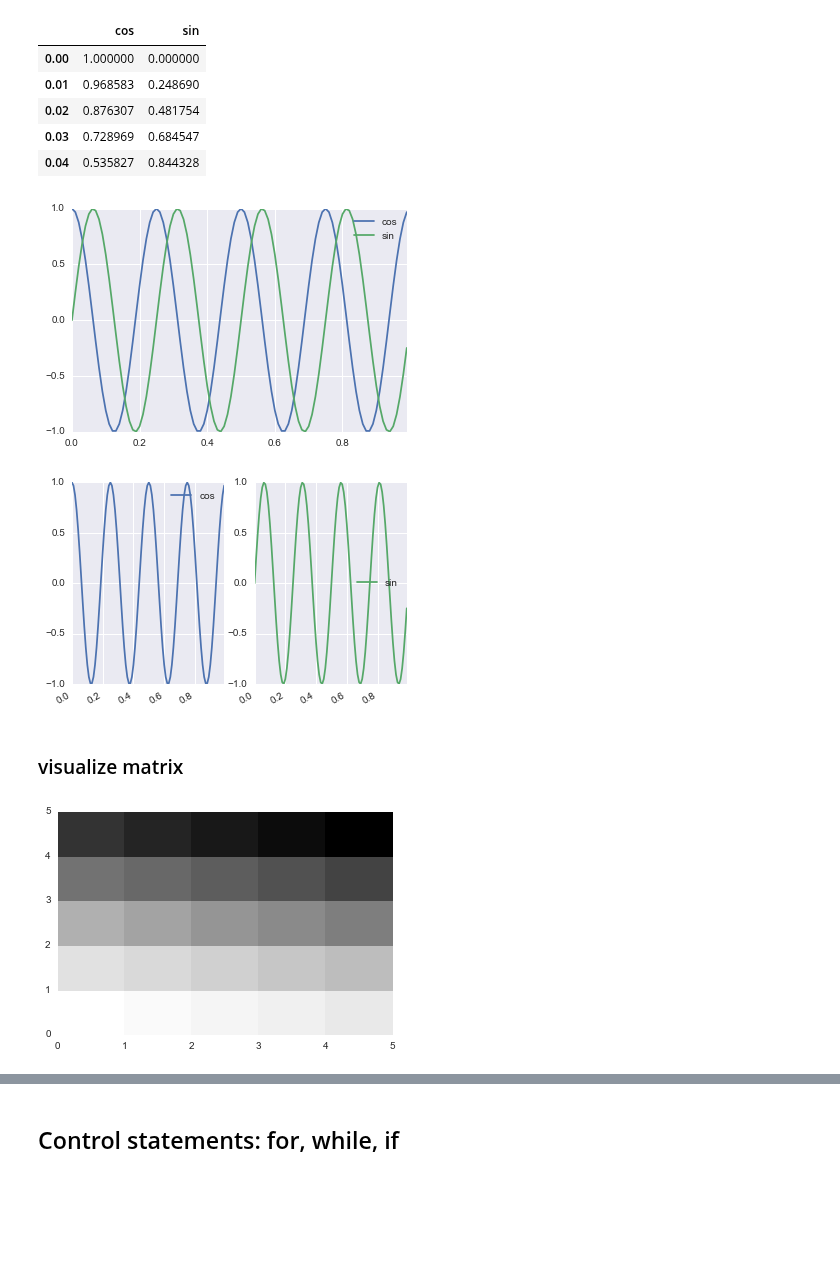
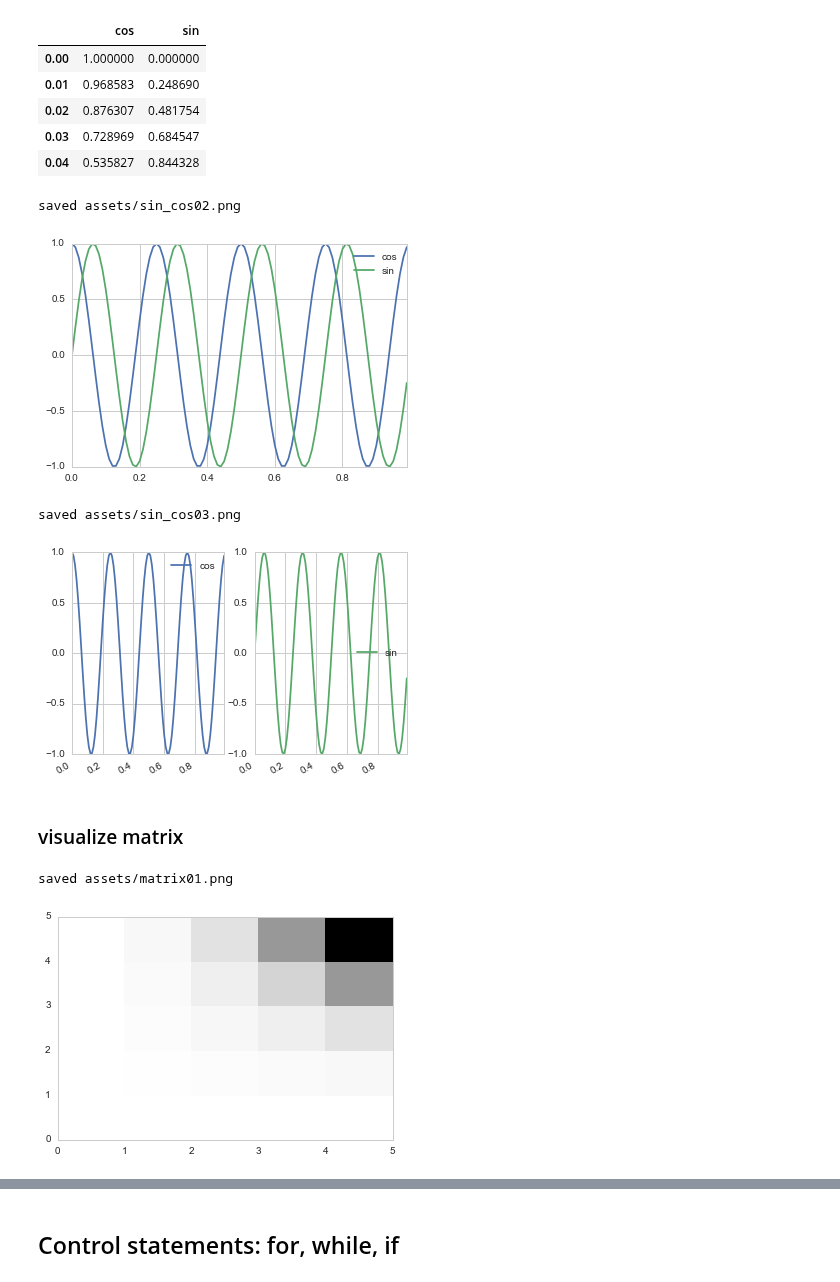
Before and after one commit to uents/coursera-ml, a Jupyter notebook: week01/python_tutorial/python_tutorial.ipynb, the cells around one changed output, grey strips where cells are left out. Drawn from its saved outputs; the diff is of its cells as text; code cells hidden in the pictures; blank space fills up the shorter version.

```diff
--- a/week01/python_tutorial/python_tutorial.ipynb
+++ b/week01/python_tutorial/python_tutorial.ipynb
@@ -8,3 +8,4 @@ import pandas as pd
 import seaborn as sns
 import matplotlib.pyplot as plt
 %matplotlib inline
+sns.set_style('whitegrid')
@@ -341,21 +351,26 @@ df.head(5)
 | 0.04 | 0.535827 | 0.844328 |
 # %%
 df.plot()
-plt.savefig('sin_cos02.png')
+savefig('sin_cos02.png')
 # %% [output]
+saved assets/sin_cos02.png
 [figure]
 # %%
 df.plot(subplots=True, layout=(1,2))
-plt.savefig('sin_cos03.png')
+savefig('sin_cos03.png')
 # %% [output]
+saved assets/sin_cos03.png
 [figure]
 # %% [markdown]
 ### visualize matrix
 # %%
+import scipy.linalg
+
 fig = plt.figure()
 ax = fig.add_subplot(1,1,1)
-ax.pcolor(np.arange(1,26).reshape(5,5))
-plt.savefig('matrix01.png')
+ax.pcolor(scipy.linalg.pascal(5))
+savefig('matrix01.png')
 # %% [output]
+saved assets/matrix01.png
-[figure, old version]
+[figure, new version]
 # %%
```
Also changed, not shown: parts of 5 cells of this notebook, 1 other file.
